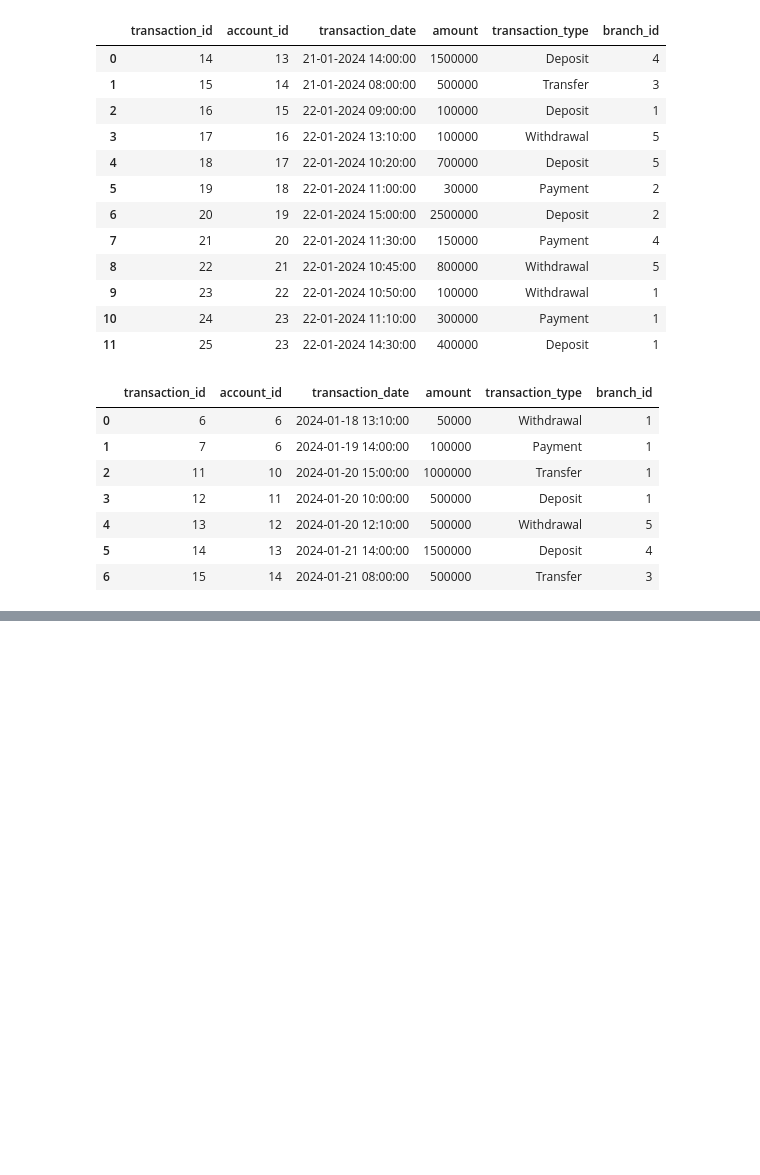
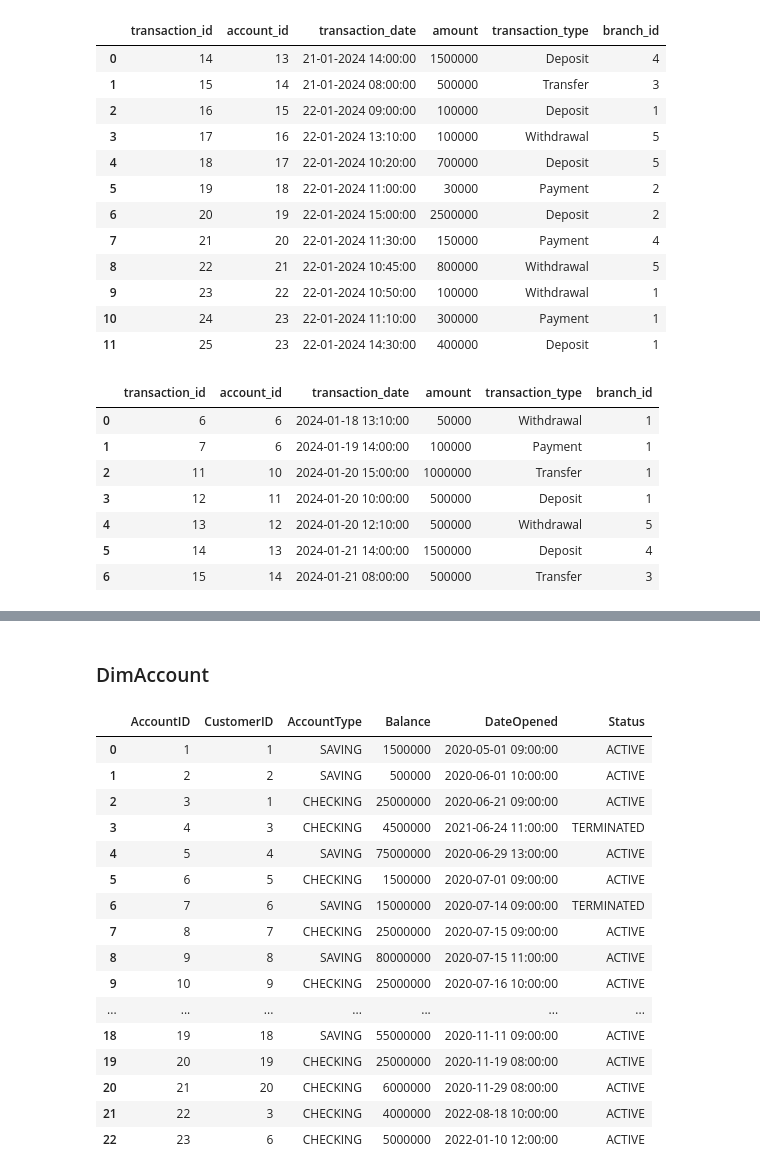
Before and after one commit to reesarosyid/data-engineer-intern, a Jupyter notebook: tryextract.ipynb, the cells around one changed output, grey strips where cells are left out. Drawn from its saved outputs; the diff is of its cells as text; code cells hidden in the pictures; blank space fills up the shorter version.

```diff
--- a/tryextract.ipynb
+++ b/tryextract.ipynb
@@ -158,0 +235,26 @@ df_transaction_excel
+# %% [markdown]
+### DimAccount
+# %%
+DimAccount = df_account
+DimAccount.columns = ['AccountID', 'CustomerID', 'AccountType', 'Balance', 'DateOpened', 'Status']
+DimAccount["AccountType"] = DimAccount["AccountType"].str.upper()
+DimAccount["Status"] = DimAccount["Status"].str.upper()
+DimAccount
+# %% [output]
+|  | AccountID | CustomerID | AccountType | Balance | DateOpened | Status |
+| 0 | 1 | 1 | SAVING | 1500000 | 2020-05-01 09:00:00 | ACTIVE |
+| 1 | 2 | 2 | SAVING | 500000 | 2020-06-01 10:00:00 | ACTIVE |
+| 2 | 3 | 1 | CHECKING | 25000000 | 2020-06-21 09:00:00 | ACTIVE |
+| 3 | 4 | 3 | CHECKING | 4500000 | 2021-06-24 11:00:00 | TERMINATED |
+| 4 | 5 | 4 | SAVING | 75000000 | 2020-06-29 13:00:00 | ACTIVE |
+| 5 | 6 | 5 | CHECKING | 1500000 | 2020-07-01 09:00:00 | ACTIVE |
+| 6 | 7 | 6 | SAVING | 15000000 | 2020-07-14 09:00:00 | TERMINATED |
+| 7 | 8 | 7 | CHECKING | 25000000 | 2020-07-15 09:00:00 | ACTIVE |
+| 8 | 9 | 8 | SAVING | 80000000 | 2020-07-15 11:00:00 | ACTIVE |
+| 9 | 10 | 9 | CHECKING | 25000000 | 2020-07-16 10:00:00 | ACTIVE |
+| ... | ... | ... | ... | ... | ... | ... |
+| 18 | 19 | 18 | SAVING | 55000000 | 2020-11-11 09:00:00 | ACTIVE |
+| 19 | 20 | 19 | CHECKING | 25000000 | 2020-11-19 08:00:00 | ACTIVE |
+| 20 | 21 | 20 | CHECKING | 6000000 | 2020-11-29 08:00:00 | ACTIVE |
+| 21 | 22 | 3 | CHECKING | 4000000 | 2022-08-18 10:00:00 | ACTIVE |
+| 22 | 23 | 6 | CHECKING | 5000000 | 2022-01-10 12:00:00 | ACTIVE |
```
Also changed, not shown: parts of 16 cells of this notebook, 3 other files.
